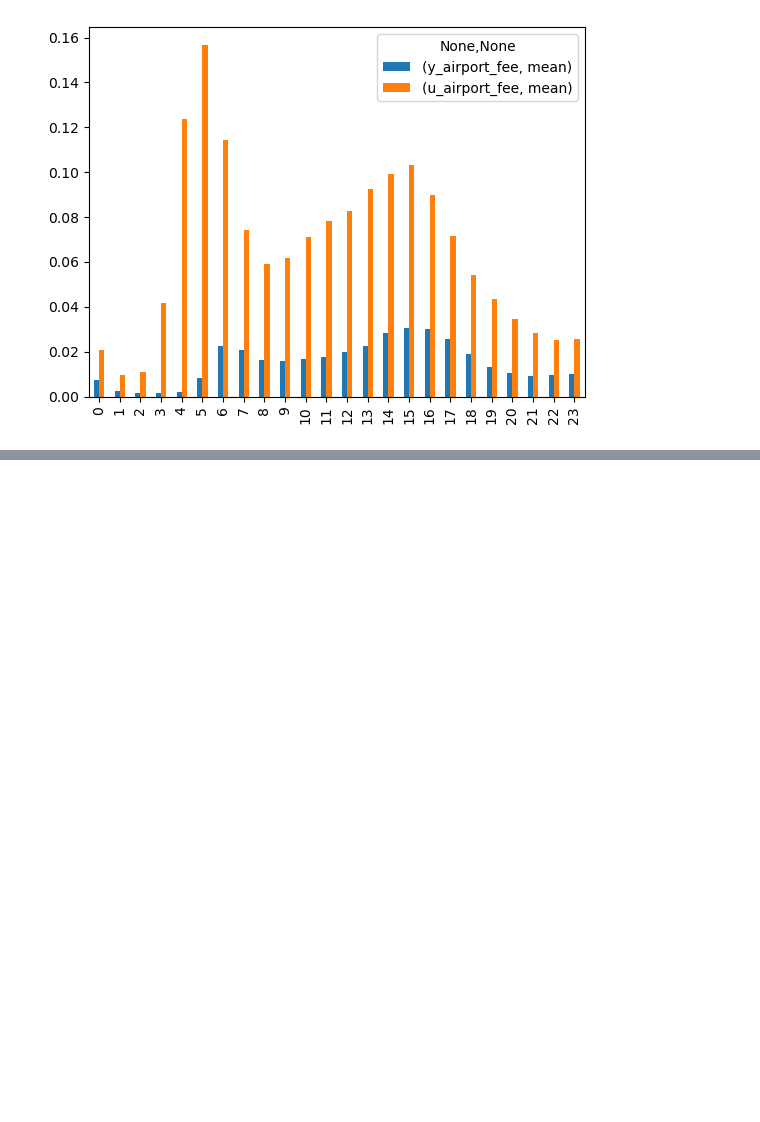
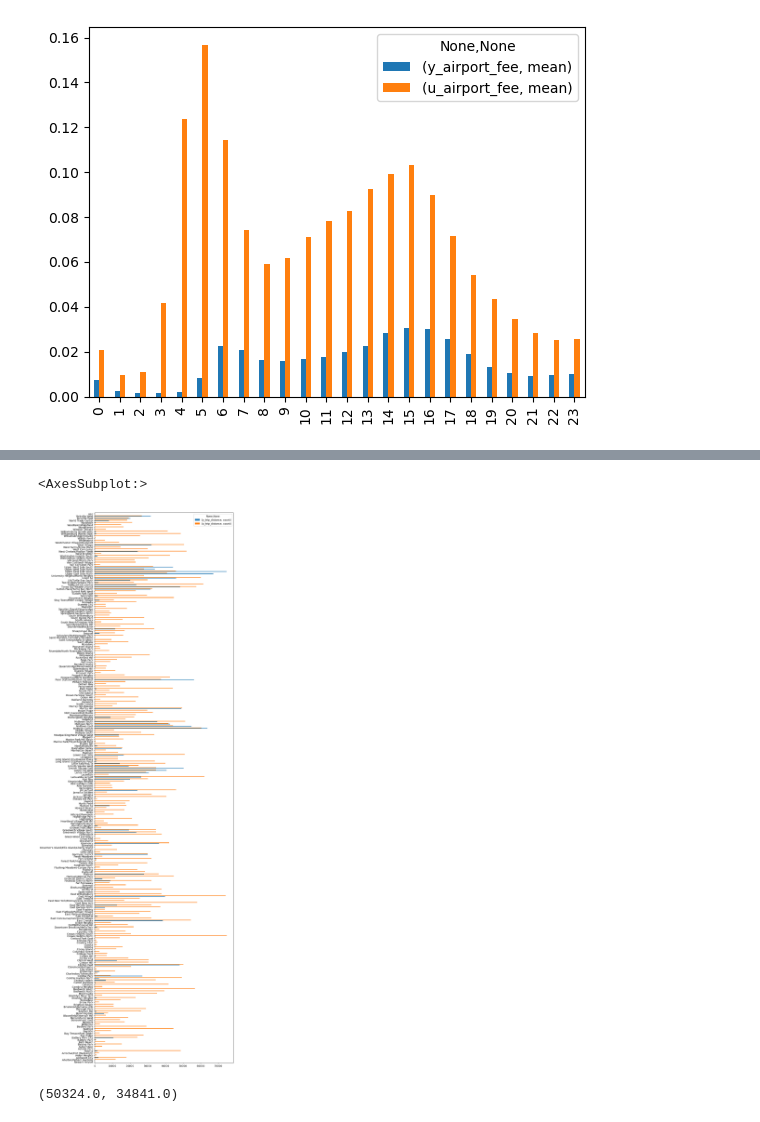
Before and after one commit to MixGolem0430/uber_research, a Jupyter notebook: descriptive_statistics_of_yellow_vs_uber.ipynb, the cells around one changed output, grey strips where cells are left out. Cells and saved outputs as stored; diff of their text form; code cells hidden in the pictures; blank space fills up the shorter version.

```diff
--- a/descriptive_statistics_of_yellow_vs_uber.ipynb
+++ b/descriptive_statistics_of_yellow_vs_uber.ipynb
@@ -368,0 +485,3 @@ yu_hourly.plot(y=[('y_airport_fee','mean'),('u_airport_fee','mean')],kind='bar')
+# %%
+yellow_PULocation.index = y_taxi_zone
+uber_PULocation.index = u_taxi_zone
@@ -368,0 +520,11 @@ yu_hourly.plot(y=[('y_airport_fee','mean'),('u_airport_fee','mean')],kind='bar')
+# %%
+for i in yellow_PULocation.index:
+    if i not in uber_PULocation.index:
+        print(i)
+print()
+
+a=[]
+for j in uber_PULocation.index:
+    if j not in yellow_PULocation.index:
+        print(j)
+        a.append(j)
@@ -368,0 +570,3 @@ yu_hourly.plot(y=[('y_airport_fee','mean'),('u_airport_fee','mean')],kind='bar')
+# %%
+yellow_PULocation.drop(['NV'],axis=0,inplace=True)
+uber_PULocation.drop(a,axis=0,inplace=True)
@@ -368,0 +605,3 @@ yu_hourly.plot(y=[('y_airport_fee','mean'),('u_airport_fee','mean')],kind='bar')
+# %%
+yu_PULocation = pd.concat([yellow_PULocation,uber_PULocation],axis=1)
+yu_PULocation
@@ -368,0 +643,9 @@ yu_hourly.plot(y=[('y_airport_fee','mean'),('u_airport_fee','mean')],kind='bar')
+# %%
+yu_PULocation.plot(y=[('y_trip_distance','count'),('u_trip_distance','count')],kind='barh',figsize=(10,40))
+# %% [output]
+<AxesSubplot:>
+[figure, added]
+# %%
+yu_PULocation.loc['Lincoln Square East']['y_trip_distance','count'],yu_PULocation.loc['Lincoln Square East']['u_trip_distance','count']
+# %% [output]
+(50324.0, 34841.0)
```
Also changed, not shown: parts of 68 cells of this notebook.
